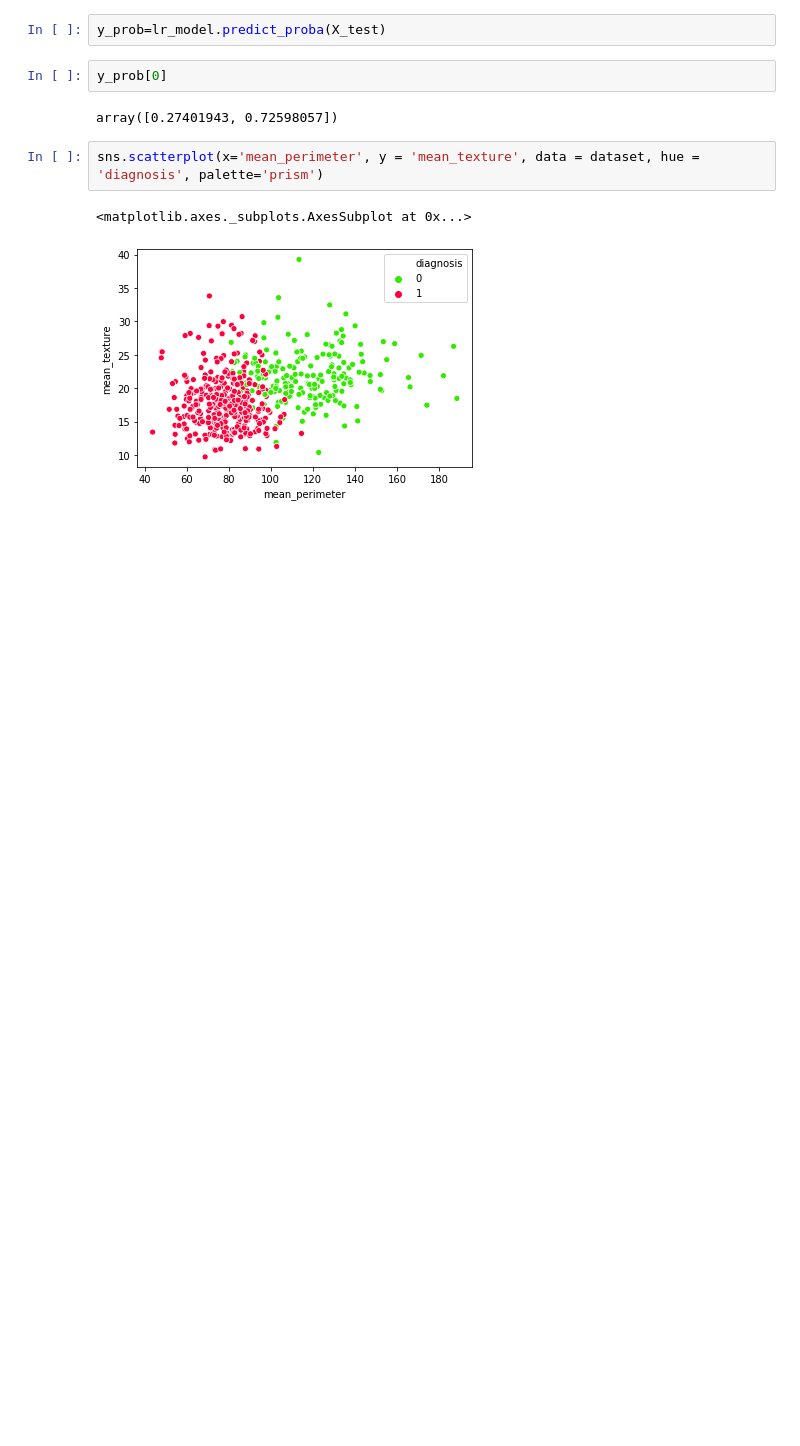
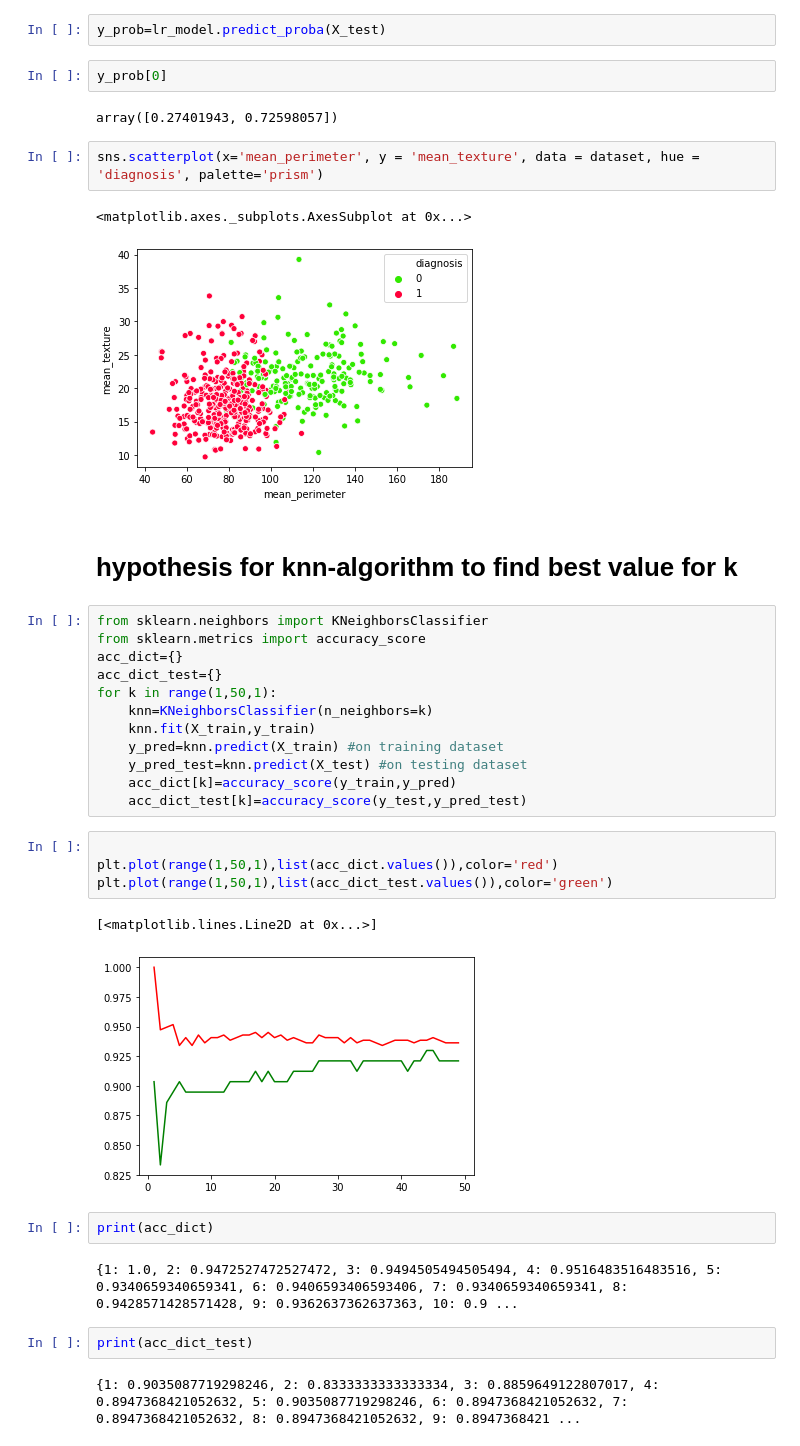
Before and after one commit to ship07/breast_cancer_prediction, a Jupyter notebook: classification_model.ipynb, the cells around one changed output. Cells and saved outputs as stored; diff of their text form; blank space fills up the shorter version.

Commit message:
built knn,decision tree and random_forest algorithm

```diff
--- a/classification_model.ipynb
+++ b/classification_model.ipynb
@@ -162,3 +162,32 @@ sns.scatterplot(x='mean_perimeter', y = 'mean_texture', data = dataset, hue = 'd
 # %% [output]
 <matplotlib.axes._subplots.AxesSubplot at 0x...>
 [figure]
+# %% [markdown]
+#  hypothesis for knn-algorithm to find best value for k
+# %%
+from sklearn.neighbors import KNeighborsClassifier
+from sklearn.metrics import accuracy_score
+acc_dict={}
+acc_dict_test={}
+for k in range(1,50,1):
+    knn=KNeighborsClassifier(n_neighbors=k)
+    knn.fit(X_train,y_train)
+    y_pred=knn.predict(X_train) #on training dataset
+    y_pred_test=knn.predict(X_test) #on testing dataset
+    acc_dict[k]=accuracy_score(y_train,y_pred)
+    acc_dict_test[k]=accuracy_score(y_test,y_pred_test)
+# %%
+
+plt.plot(range(1,50,1),list(acc_dict.values()),color='red')
+plt.plot(range(1,50,1),list(acc_dict_test.values()),color='green')
+# %% [output]
+[<matplotlib.lines.Line2D at 0x...>]
+[figure, added]
+# %%
+print(acc_dict)
+# %% [output]
+{1: 1.0, 2: 0.9472527472527472, 3: 0.9494505494505494, 4: 0.9516483516483516, 5: 0.9340659340659341, 6: 0.9406593406593406, 7: 0.9340659340659341, 8: 0.9428571428571428, 9: 0.9362637362637363, 10: 0.9 ...
+# %%
+print(acc_dict_test)
+# %% [output]
+{1: 0.9035087719298246, 2: 0.8333333333333334, 3: 0.8859649122807017, 4: 0.8947368421052632, 5: 0.9035087719298246, 6: 0.8947368421052632, 7: 0.8947368421052632, 8: 0.8947368421052632, 9: 0.8947368421 ...
```
Also changed, not shown: parts of 16 cells of this notebook.
